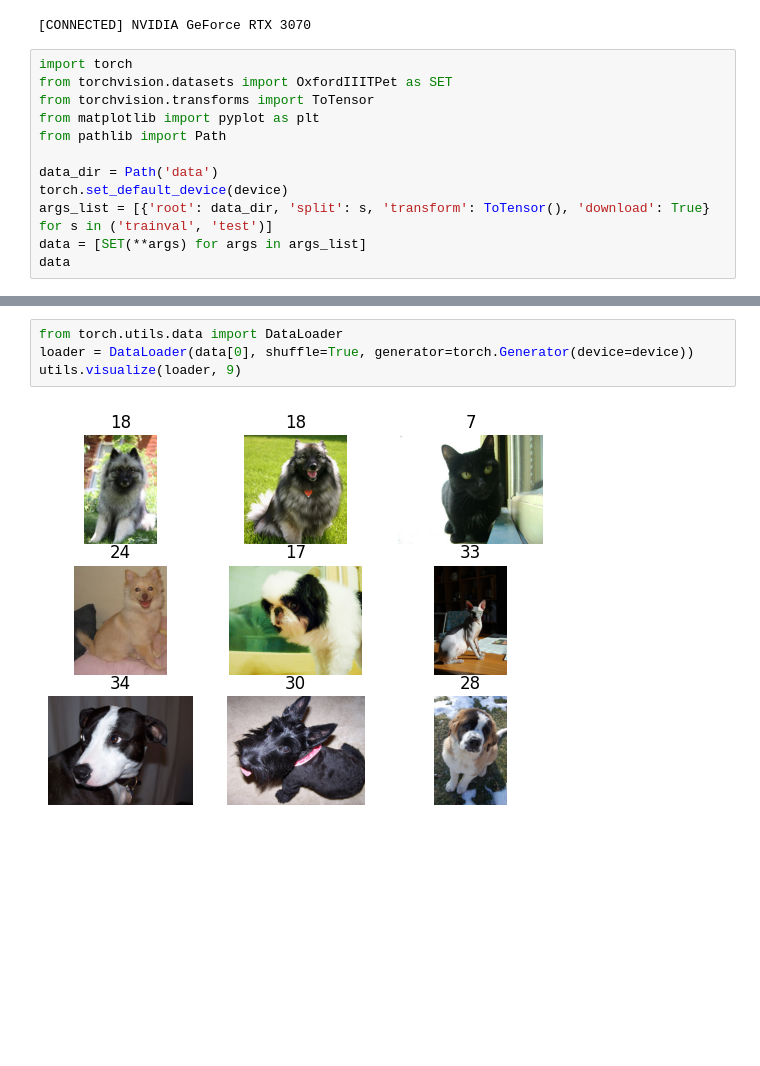
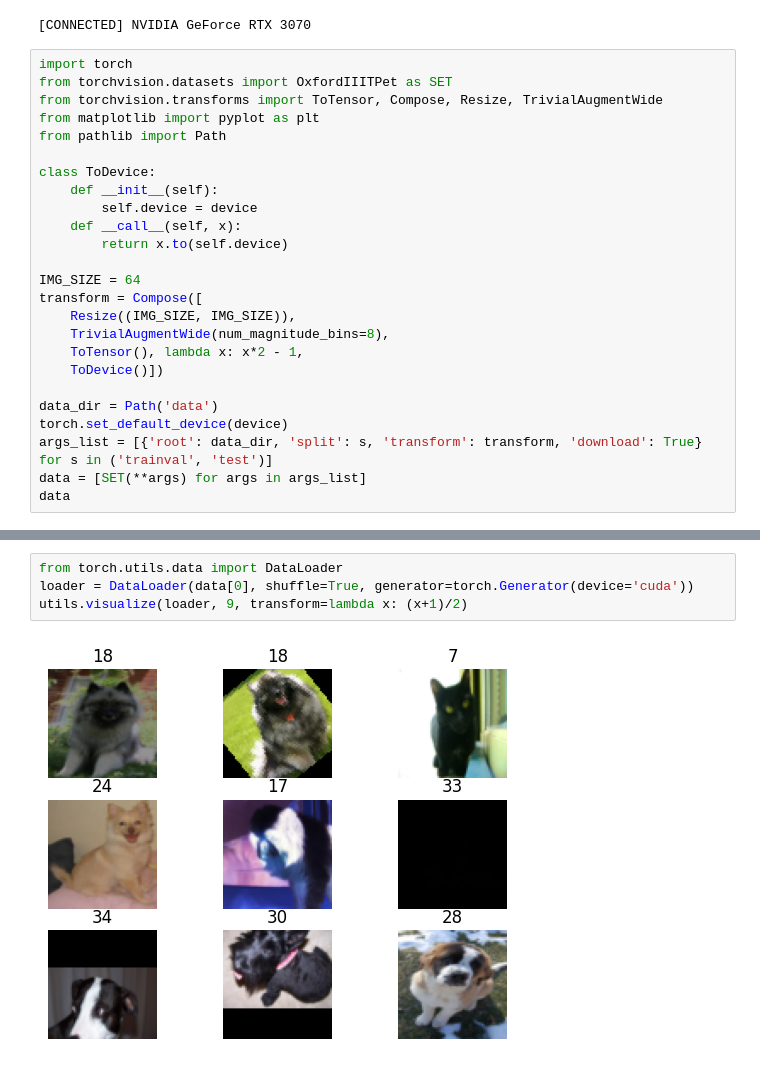
Before and after one commit to r-evaar/diffusion_experiments, a Jupyter notebook: experiments.ipynb, the cells around one changed output, grey strips where cells are left out. Drawn from its saved outputs; the diff is of its cells as text; blank space fills up the shorter version.

```diff
--- a/experiments.ipynb
+++ b/experiments.ipynb
@@ -9,13 +9,26 @@ device = engine.initialize()
 # %%
 import torch
 from torchvision.datasets import OxfordIIITPet as SET
-from torchvision.transforms import ToTensor
+from torchvision.transforms import ToTensor, Compose, Resize, TrivialAugmentWide
 from matplotlib import pyplot as plt
 from pathlib import Path
 
+class ToDevice:
+    def __init__(self):
+        self.device = device
+    def __call__(self, x):
+        return x.to(self.device)
+
+IMG_SIZE = 64
+transform = Compose([
+    Resize((IMG_SIZE, IMG_SIZE)),
+    TrivialAugmentWide(num_magnitude_bins=8),
+    ToTensor(), lambda x: x*2 - 1,
+    ToDevice()])
+
 data_dir = Path('data')
 torch.set_default_device(device)
-args_list = [{'root': data_dir, 'split': s, 'transform': ToTensor(), 'download': True} for s in ('trainval', 'test')]
+args_list = [{'root': data_dir, 'split': s, 'transform': transform, 'download': True} for s in ('trainval', 'test')]
 data = [SET(**args) for args in args_list]
 data
 # %% [output]
@@ -32,6 +52,6 @@ data
 # %%
 from torch.utils.data import DataLoader
-loader = DataLoader(data[0], shuffle=True, generator=torch.Generator(device=device))
-utils.visualize(loader, 9)
+loader = DataLoader(data[0], shuffle=True, generator=torch.Generator(device='cuda'))
+utils.visualize(loader, 9, transform=lambda x: (x+1)/2)
 # %% [output]
-[figure, old version]
+[figure, new version]
```
Also changed, not shown: parts of 6 cells of this notebook, 2 other files.
